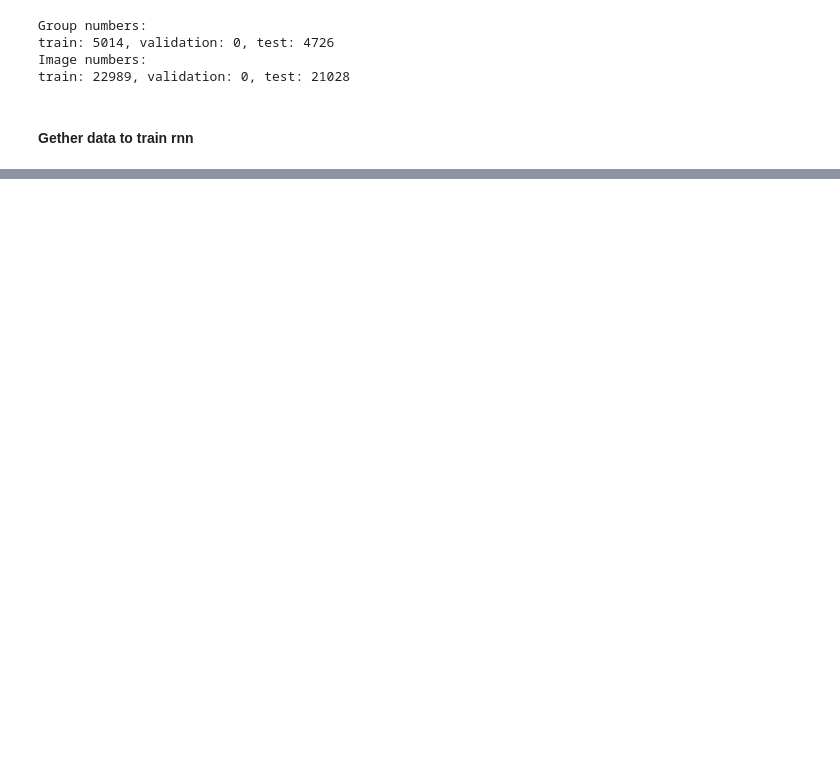
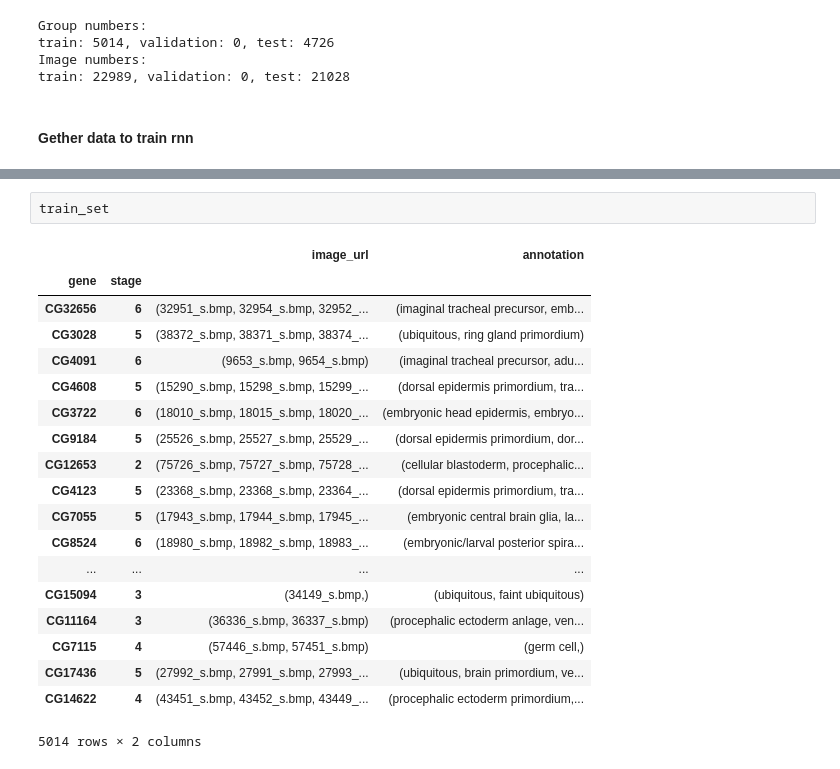
Before and after one commit to JunrQ/DL_biomedicine_image, a Jupyter notebook: transfer_train.ipynb, the cells around one changed output, grey strips where cells are left out. Drawn from its saved outputs; the diff is of its cells as text; blank space fills up the shorter version.

```diff
--- a/transfer_train.ipynb
+++ b/transfer_train.ipynb
@@ -216,0 +246,22 @@ a, b = 1, 2
+# %%
+train_set
+# %% [output]
+|  |  | image_url | annotation |
+| gene | stage |  |  |
+| CG32656 | 6 | (32951_s.bmp, 32954_s.bmp, 32952_... | (imaginal tracheal precursor, emb... |
+| CG3028 | 5 | (38372_s.bmp, 38371_s.bmp, 38374_... | (ubiquitous, ring gland primordium) |
+| CG4091 | 6 | (9653_s.bmp, 9654_s.bmp) | (imaginal tracheal precursor, adu... |
+| CG4608 | 5 | (15290_s.bmp, 15298_s.bmp, 15299_... | (dorsal epidermis primordium, tra... |
+| CG3722 | 6 | (18010_s.bmp, 18015_s.bmp, 18020_... | (embryonic head epidermis, embryo... |
+| CG9184 | 5 | (25526_s.bmp, 25527_s.bmp, 25529_... | (dorsal epidermis primordium, dor... |
+| CG12653 | 2 | (75726_s.bmp, 75727_s.bmp, 75728_... | (cellular blastoderm, procephalic... |
+| CG4123 | 5 | (23368_s.bmp, 23368_s.bmp, 23364_... | (dorsal epidermis primordium, tra... |
+| CG7055 | 5 | (17943_s.bmp, 17944_s.bmp, 17945_... | (embryonic central brain glia, la... |
+| CG8524 | 6 | (18980_s.bmp, 18982_s.bmp, 18983_... | (embryonic/larval posterior spira... |
+| ... | ... | ... | ... |
+| CG15094 | 3 | (34149_s.bmp,) | (ubiquitous, faint ubiquitous) |
+| CG11164 | 3 | (36336_s.bmp, 36337_s.bmp) | (procephalic ectoderm anlage, ven... |
+| CG7115 | 4 | (57446_s.bmp, 57451_s.bmp) | (germ cell,) |
+| CG17436 | 5 | (27992_s.bmp, 27991_s.bmp, 27993_... | (ubiquitous, brain primordium, ve... |
+| CG14622 | 4 | (43451_s.bmp, 43452_s.bmp, 43449_... | (procephalic ectoderm primordium,... |
+5014 rows × 2 columns
```
Also changed, not shown: parts of 11 cells of this notebook, 6 other files.
